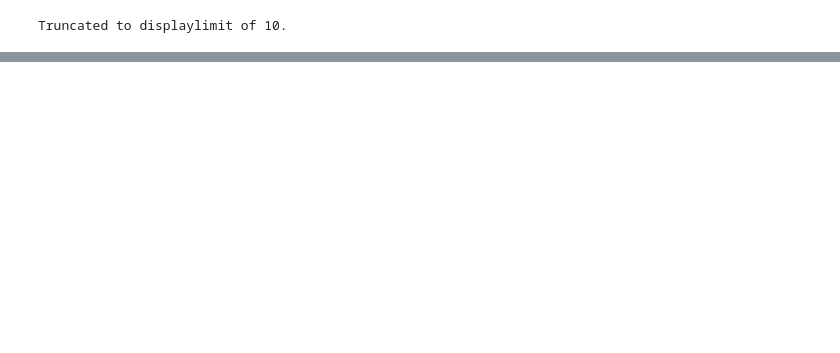
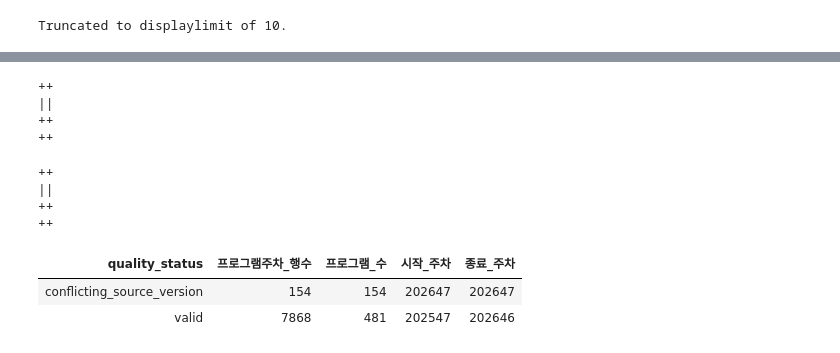
Before and after one commit to yendlessse/BrandCast, a Jupyter notebook: 노트북/02_데이터_적재_품질_및_전처리.ipynb, the cells around one changed output, grey strips where cells are left out. Saved outputs shown, nothing was run; the diff lists cells and outputs as text; code cells hidden in the pictures; blank space fills up the shorter version.

```diff
--- a/노트북/02_데이터_적재_품질_및_전처리.ipynb
+++ b/노트북/02_데이터_적재_품질_및_전처리.ipynb
@@ -127,0 +132,55 @@ Truncated to displaylimit of 10.
+# %%
+%%sql
+-- 목적: 프로그램·완료 주차 1행의 분석용 주간 테이블 구조를 재생성한다.
+-- 입력: 없음. 출력 단위: program_id·week_code 1행. 기간: raw 주간 전체. NULL·0 처리: 충돌·변환 실패 수치는 NULL로 보존한다.
+DROP TABLE IF EXISTS analysis_program_weekly;
+CREATE TABLE analysis_program_weekly (
+ program_id BIGINT UNSIGNED NOT NULL, week_code VARCHAR(16) NOT NULL, week_start_date DATE NOT NULL, week_end_date DATE NOT NULL,
+ post_count DECIMAL(20,6) NULL, comment_count DECIMAL(20,6) NULL, video_view_count DECIMAL(20,6) NULL, news_count DECIMAL(20,6) NULL, media_video_count DECIMAL(20,6) NULL,
+ post_share DECIMAL(20,6) NULL, comment_share DECIMAL(20,6) NULL, video_view_share DECIMAL(20,6) NULL, news_share DECIMAL(20,6) NULL, media_video_share DECIMAL(20,6) NULL,
+ household_viewer_count DECIMAL(20,6) NULL, viewer_2049_count DECIMAL(20,6) NULL, household_rating DECIMAL(20,6) NULL, rating_2049 DECIMAL(20,6) NULL,
+ source_checksum CHAR(64) NULL, quality_status VARCHAR(40) NOT NULL, PRIMARY KEY (program_id, week_code),
+ CONSTRAINT fk_analysis_weekly_program FOREIGN KEY (program_id) REFERENCES analysis_program(program_id)
+) ENGINE=InnoDB DEFAULT CHARSET=utf8mb4 COLLATE=utf8mb4_unicode_ci;
+# %% [output]
+++
+||
+++
+++
+# %%
+%%sql
+-- 목적: 주간 raw의 단일 내용 원본만 숫자로 변환해 프로그램·주차 행을 만든다.
+-- 입력: raw_internet_response, analysis_program. 출력 단위: program_id·week_code 1행. 기간: raw 주간 전체. NULL·0 처리: 내용 충돌·숫자 변환 실패는 수치를 NULL로 두고 상태를 기록한다.
+INSERT INTO analysis_program_weekly (program_id, week_code, week_start_date, week_end_date, post_count, comment_count, video_view_count, news_count, media_video_count, post_share, comment_share, video_view_share, news_share, media_video_share, household_viewer_count, viewer_2049_count, household_rating, rating_2049, source_checksum, quality_status)
+WITH normalized AS (
+ SELECT r.*, LOWER(TRIM(REGEXP_REPLACE(REGEXP_REPLACE(r.program_name, '^[*[:space:]]+', ''), '[[:space:]]+', ' '))) AS normalized_program_name, LOWER(TRIM(REGEXP_REPLACE(r.channel_name, '[[:space:]]+', ' '))) AS normalized_channel_name
+ FROM raw_internet_response r
+ WHERE r.program_name IS NOT NULL AND TRIM(r.program_name) <> '' AND r.channel_name IS NOT NULL AND TRIM(r.channel_name) <> ''
+), grouped AS (
+ SELECT normalized_program_name, normalized_channel_name, period_code, COUNT(DISTINCT raw_payload_json) AS payload_variant_count, MIN(source_checksum) AS source_checksum,
+        MIN(viewer_post_value) AS viewer_post_value, MIN(viewer_comment_value) AS viewer_comment_value, MIN(viewer_video_view_value) AS viewer_video_view_value, MIN(media_news_value) AS media_news_value, MIN(media_video_value) AS media_video_value,
+        MIN(viewer_post_share_value) AS viewer_post_share_value, MIN(viewer_comment_share_value) AS viewer_comment_share_value, MIN(viewer_video_view_share_value) AS viewer_video_view_share_value, MIN(media_news_share_value) AS media_news_share_value, MIN(media_video_share_value) AS media_video_share_value,
+        MIN(household_viewer_value) AS household_viewer_value, MIN(viewer_2049_value) AS viewer_2049_value, MIN(household_rating_value) AS household_rating_value, MIN(rating_2049_value) AS rating_2049_value
+ FROM normalized GROUP BY normalized_program_name, normalized_channel_name, period_code
+)
+SELECT p.program_id, g.period_code, STR_TO_DATE(CONCAT(g.period_code, ' Monday'), '%x%v %W'), DATE_ADD(STR_TO_DATE(CONCAT(g.period_code, ' Monday'), '%x%v %W'), INTERVAL 6 DAY),
+ CASE WHEN g.payload_variant_count = 1 THEN CAST(REPLACE(g.viewer_post_value, ',', '') AS DECIMAL(20,6)) END, CASE WHEN g.payload_variant_count = 1 THEN CAST(REPLACE(g.viewer_comment_value, ',', '') AS DECIMAL(20,6)) END, CASE WHEN g.payload_variant_count = 1 THEN CAST(REPLACE(g.viewer_video_view_value, ',', '') AS DECIMAL(20,6)) END, CASE WHEN g.payload_variant_count = 1 THEN CAST(REPLACE(g.media_news_value, ',', '') AS DECIMAL(20,6)) END, CASE WHEN g.payload_variant_count = 1 THEN CAST(REPLACE(g.media_video_value, ',', '') AS DECIMAL(20,6)) END,
+ CASE WHEN g.payload_variant_count = 1 THEN CAST(REPLACE(g.viewer_post_share_value, ',', '') AS DECIMAL(20,6)) END, CASE WHEN g.payload_variant_count = 1 THEN CAST(REPLACE(g.viewer_comment_share_value, ',', '') AS DECIMAL(20,6)) END, CASE WHEN g.payload_variant_count = 1 THEN CAST(REPLACE(g.viewer_video_view_share_value, ',', '') AS DECIMAL(20,6)) END, CASE WHEN g.payload_variant_count = 1 THEN CAST(REPLACE(g.media_news_share_value, ',', '') AS DECIMAL(20,6)) END, CASE WHEN g.payload_variant_count = 1 THEN CAST(REPLACE(g.media_video_share_value, ',', '') AS DECIMAL(20,6)) END,
+ CASE WHEN g.payload_variant_count = 1 THEN CAST(REPLACE(g.household_viewer_value, ',', '') AS DECIMAL(20,6)) END, CASE WHEN g.payload_variant_count = 1 THEN CAST(REPLACE(g.viewer_2049_value, ',', '') AS DECIMAL(20,6)) END, CASE WHEN g.payload_variant_count = 1 THEN CAST(REPLACE(g.household_rating_value, ',', '') AS DECIMAL(20,6)) END, CASE WHEN g.payload_variant_count = 1 THEN CAST(REPLACE(g.rating_2049_value, ',', '') AS DECIMAL(20,6)) END,
+ CASE WHEN g.payload_variant_count = 1 THEN g.source_checksum END, CASE WHEN g.payload_variant_count > 1 THEN 'conflicting_source_version' ELSE 'valid' END
+FROM grouped g JOIN analysis_program p ON p.normalized_program_name = g.normalized_program_name AND p.normalized_channel_name = g.normalized_channel_name;
+# %% [output]
+++
+||
+++
+++
+# %%
+%%sql
+-- 목적: 주간 분석 테이블의 유효·충돌 행 수와 관측 기간을 확인한다.
+-- 입력: analysis_program_weekly. 출력 단위: quality_status 1행. 기간: 주간 전체. NULL·0 처리: 충돌 행의 NULL 수치는 0으로 세지 않는다.
+SELECT quality_status, COUNT(*) AS 프로그램주차_행수, COUNT(DISTINCT program_id) AS 프로그램_수, MIN(week_code) AS 시작_주차, MAX(week_code) AS 종료_주차
+FROM analysis_program_weekly GROUP BY quality_status ORDER BY quality_status;
+# %% [output]
+| quality_status | 프로그램주차_행수 | 프로그램_수 | 시작_주차 | 종료_주차 |
+| conflicting_source_version | 154 | 154 | 202647 | 202647 |
+| valid | 7868 | 481 | 202547 | 202646 |
```
Also changed, not shown: parts of 5 cells of this notebook.
